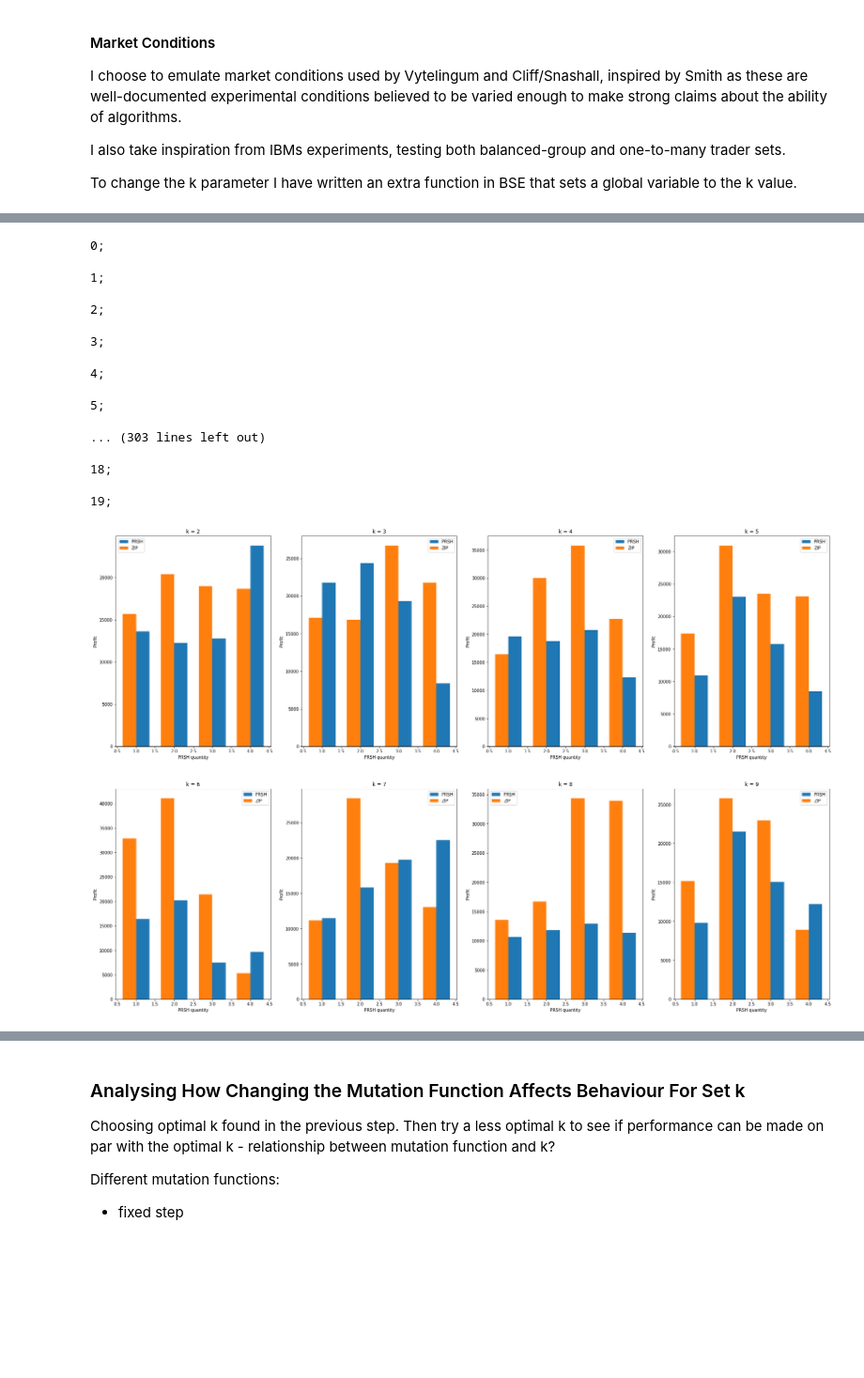
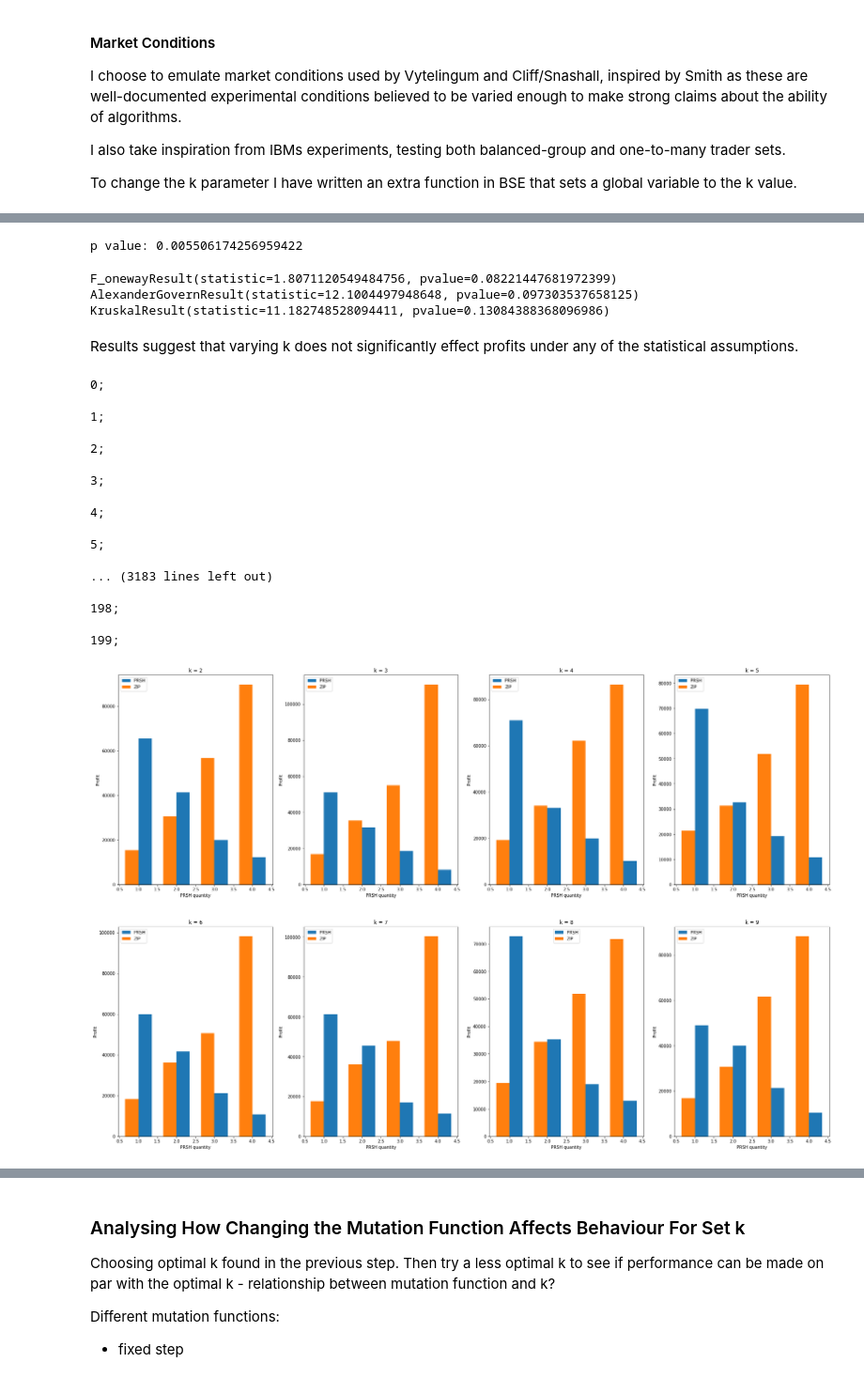
Before and after one commit to janderson3435/ITFT-Coursework-Assessment, a Jupyter notebook: PRSH_experiments.ipynb, the cells around one changed output, grey strips where cells are left out. Shown: that part at 94% size. Drawn from its saved outputs; the diff is of its cells as text; code cells hidden in the pictures; blank space fills up the shorter version.

```diff
--- a/PRSH_experiments.ipynb
+++ b/PRSH_experiments.ipynb
@@ -152,21 +153,22 @@ I also take inspiration from IBMs experiments, testing both balanced-group and o
 To change the k parameter I have written an extra function in BSE that sets a global variable to the k value.
 # %%
 # Experimental setup
+dir = r'C:\Users\Joest\OneDrive\Documents\Actual Docs\Bristol\ITFT\ITFT-Coursework-Assessment\market_outputs\\'
 
-trials_per_k = 10 # important for valid results as PRSH is stochastic
+trials_per_k = 50 # important for valid results as PRSH is stochastic
 
 balanced_sellers_spec = [("ZIP", 5),("ZIC", 5),("PRSH", 5), ("SHVR", 5), ("GVWY", 5)]
 balanced_buyers_spec = balanced_sellers_spec
 balanced_traders_spec = {"sellers":balanced_sellers_spec, "buyers":balanced_buyers_spec}
 
 start_time = 0
-end_time = 3600
+end_time = 3000 # needs to be long to allow for different strats to be tried
 
 max_k = 10
 min_k = 2
 
 def csv_prep(fname, total_traders):
-    dir = r'C:\Users\Joe\OneDrive\Documents\Actual Docs\Bristol\ITFT\ITFT-Coursework-Assessment\market_outputs\\'
+    dir = r'C:\Users\Joest\OneDrive\Documents\Actual Docs\Bristol\ITFT\ITFT-Coursework-Assessment\market_outputs\\'
     tdump = open(dir + fname, 'w')
 
     # annotate columns
@@ -342,3 +369,39 @@ plt.show()
+# %%
+### Statistical Testing
+### Using Wilcoxon Test (as not independent), want to know if one k is significantly better then another/the rest
+### Setting significance level at 0.05 for all tests
+
+k1 = 3
+k2 = 4
+
+k1_balances = cumulative_df[cumulative_df['k'] == k1].iloc[:, 1]
+k2_balances = cumulative_df[cumulative_df['k'] == k2].iloc[:, 1]
+
+print("p value: " + sp.wilcoxon(k1_balances, k2_balances, alternative="greater")[1].astype('str'))
+# %% [output]
+p value: 0.005506174256959422
+# %%
+## ANOVA - two or more groups have the same population mean
+## Assumes independence and from normally distributed pop with equal sd
+k_balances = []
+for k in range (2, 10):
+    k_balances.append(cumulative_df[cumulative_df['k'] == k].iloc[:, 1])
+
+print(sp.f_oneway(*k_balances))
+
+## Alexander-Govern - does not assume equal sd
+
+print(sp.alexandergovern(*k_balances))
+
+## Kruskal-Wallis - assumes chi squared distribution
+
+print(sp.kruskal(*k_balances))
+# %% [output]
+F_onewayResult(statistic=1.8071120549484756, pvalue=0.08221447681972399)
+AlexanderGovernResult(statistic=12.1004497948648, pvalue=0.097303537658125)
+KruskalResult(statistic=11.182748528094411, pvalue=0.13084388368096986)
+# %% [markdown]
+Results suggest that varying k does not significantly effect profits under any of the statistical assumptions.
 # %%
 # Pairwise comparison against ZIP, M1 conditions changing ratios, ks
 
@@ -349,10 +412,9 @@ for i in range(min_k, max_k):
     set_PRSH_parameters(k)
 
     total_traders = 5
-    trials_per_k = 5
-    trials_per_ratio = 5
+    trials_per_ratio = 50
     trial = 0
-    k_iteration = 0
+
     for j in range (1, total_traders):
         sellers_spec = [("ZIP", j), ("PRSH", total_traders - j)]
         buyers_spec = sellers_spec
@@ -366,11 +428,11 @@ for i in range(min_k, max_k):
 
         order_interval = 10
         order_sched = {"sup":supply_schedule, "dem":demand_schedule, "interval":order_interval,"timemode":"drip-jitter"}
-        k_iteration += 1
-        while trial <  k_iteration * trials_per_ratio:
+
+        while trial <  j * trials_per_ratio:
                 market_session(trial, start_time, end_time, traders_spec, order_sched, tdump, False, True)
                 tdump.flush()
-                trial = trial + 1
+                trial += 1
 # %% [output]
 0;
 
@@ -384,32 +446,36 @@ for i in range(min_k, max_k):
 
 5;
 
-... (303 lines left out)
+... (3183 lines left out)
 
-18;
+198;
 
-19;
+199;
 # %%
+# Visualising profit per trader as trader number varies
+
 fig, axs = plt.subplots(2,4,figsize=(30,20))
 
 for i, ax in zip(range (min_k, max_k), axs.ravel()):
-    trades_df = pd.read_csv('pairwise_output_m1_' + str(i) + '.csv')
+    trades_df = pd.read_csv(dir + 'pairwise_output_m1_' + str(i) + '.csv')
     trades_df.columns = trades_df.columns.str.strip()
 
-    trades_df = trades_df.loc[:,['balance', 'number of traders', 'balance.1']]
+    trades_df = trades_df.loc[:,['profit per trader', 'number of traders', 'profit per trader.1']]
 
     groups = trades_df.groupby(pd.Grouper(key='number of traders')).sum()
 
     label1 = "PRSH"
     width = 0.35
+
     for key in groups:
+
         ax.bar(groups.get(key).index.to_numpy()/2 + width/2, groups.get(key).values, np.abs(width), label = label1)
         ax.set_title("k = " + str(i))
         ax.set_xlabel("PRSH quantity")
         ax.set_ylabel("Profit")
         width = -width
         label1 = "ZIP"
         ax.legend()
 plt.show()
 # %% [output]
-[figure, old version]
+[figure, new version]
```
Also changed, not shown: parts of 22 cells of this notebook, 20 other files.
